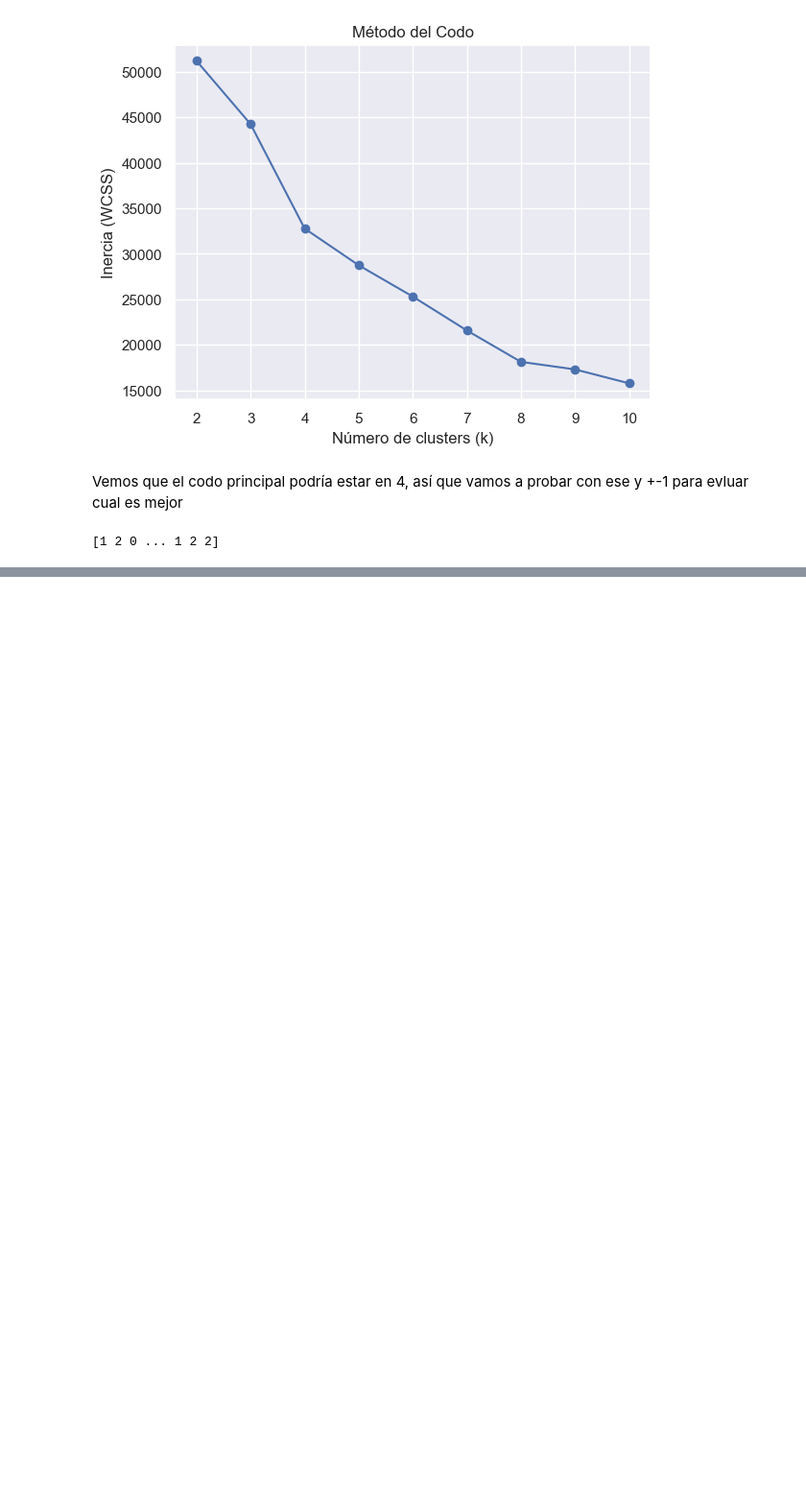
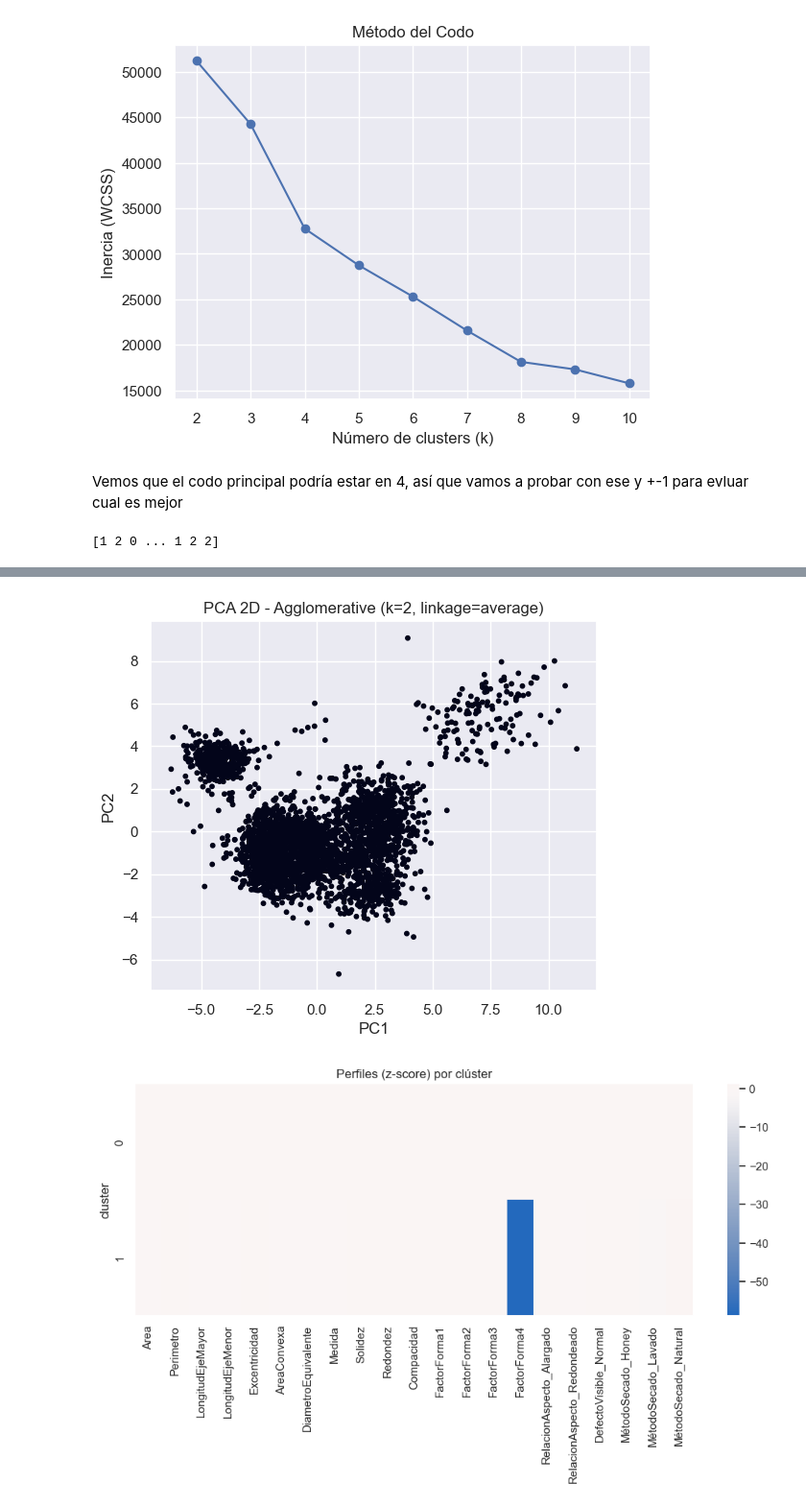
Before and after one commit to gabrielpadilla24/Lab2-BI, a Jupyter notebook: LAB2.ipynb, the cells around one changed output, grey strips where cells are left out. Shown at 96% size. Drawn from its saved outputs; the diff is of its cells as text; code cells hidden in the pictures; blank space fills up the shorter version.

Commit message:
model

```diff
--- a/LAB2.ipynb
+++ b/LAB2.ipynb
@@ -296,0 +368,5 @@ print(kmeans.labels_)
+# %%
+compare = pd.concat([km_df, gmm_df, agg_df], ignore_index=True)
+compare.sort_values(["**silhouette**","CH"], ascending=[False, False]).head(15)
+best = compare.sort_values(["**silhouette**","CH"], ascending=[False, False]).iloc[0]
+best
@@ -296,0 +381,21 @@ print(kmeans.labels_)
+# %%
+# Entrenar el ganador para obtener labels finales
+if best["modelo"]=="KMeans":
+    model = KMeans(n_clusters=int(best["k"]), n_init=20, random_state=42).fit(df_scaled)
+    labels = model.labels_
+elif best["modelo"]=="GMM":
+    cov = best["extra"].split("=")[1]
+    model = GaussianMixture(n_components=int(best["k"]), covariance_type=cov, random_state=42).fit(df_scaled)
+    labels = model.predict(df_scaled)
+else:
+    link = best["extra"].split("=")[1]
+    model = AgglomerativeClustering(n_clusters=int(best["k"]), linkage=("ward" if link=="ward" else link), metric=("euclidean" if link!="ward" else None))
+    labels = model.fit_predict(df_scaled)
+
+# Perfiles (z-score) y tamaños
+z = df_scaled.copy()
+z["cluster"] = labels
+sizes = z["cluster"].value_counts().sort_index()
+profiles = z.groupby("cluster").mean().sort_index()
+
+sizes, profiles.round(3).head()
@@ -296,0 +420,20 @@ print(kmeans.labels_)
+# %%
+from sklearn.decomposition import PCA
+import matplotlib.pyplot as plt
+import seaborn as sns
+
+pca = PCA(n_components=2, random_state=42).fit(df_scaled)
+X2 = pca.transform(df_scaled)
+
+plt.figure(figsize=(6,5))
+plt.scatter(X2[:,0], X2[:,1], c=labels, s=10)
+plt.title(f"PCA 2D - {best['modelo']} (k={int(best['k'])}, {best['extra']})")
+plt.xlabel("PC1"); plt.ylabel("PC2"); plt.show()
+
+# Heatmap de perfiles
+plt.figure(figsize=(min(12, 0.8*profiles.shape[1]), 0.5*profiles.shape[0]+3))
+sns.heatmap(profiles, cmap="vlag", center=0)
+plt.title("Perfiles (z-score) por clúster"); plt.show()
+# %% [output]
+[figure, added]
+[figure, added]
```
Also changed, not shown: parts of 5 cells of this notebook.
